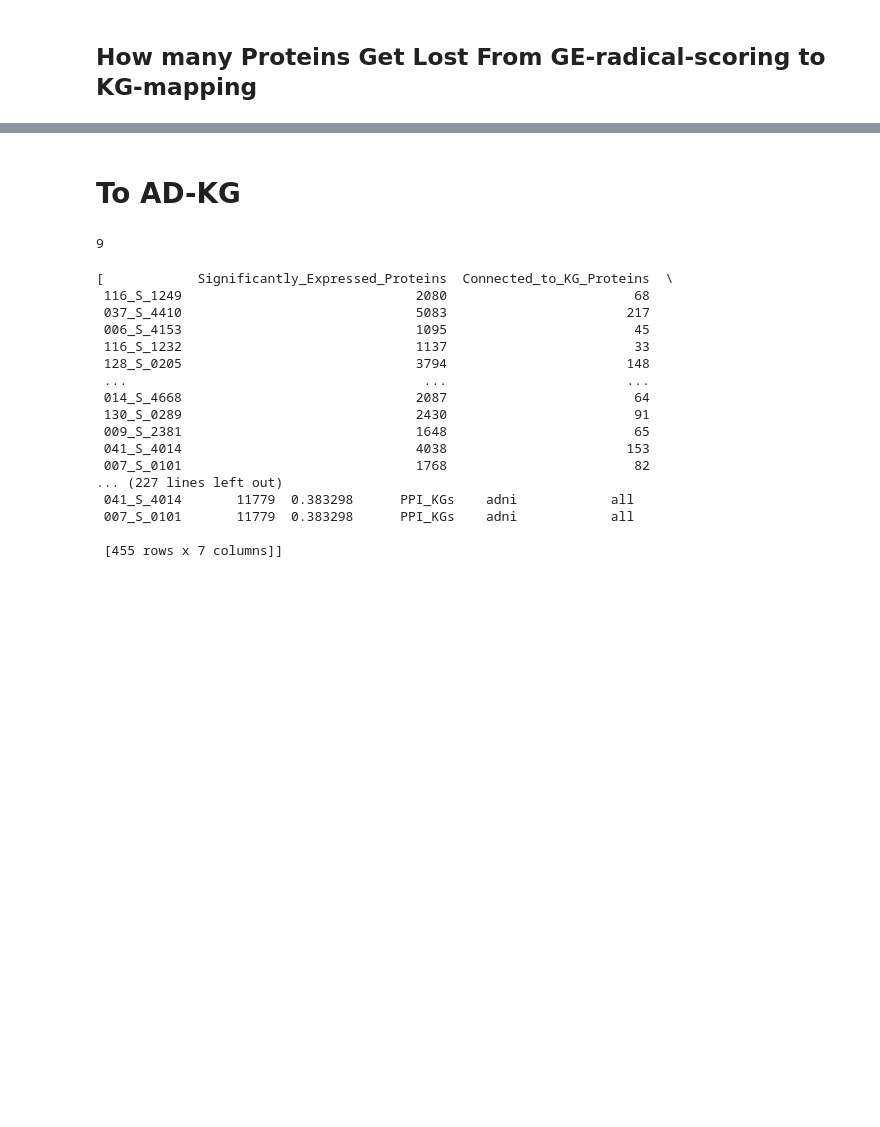
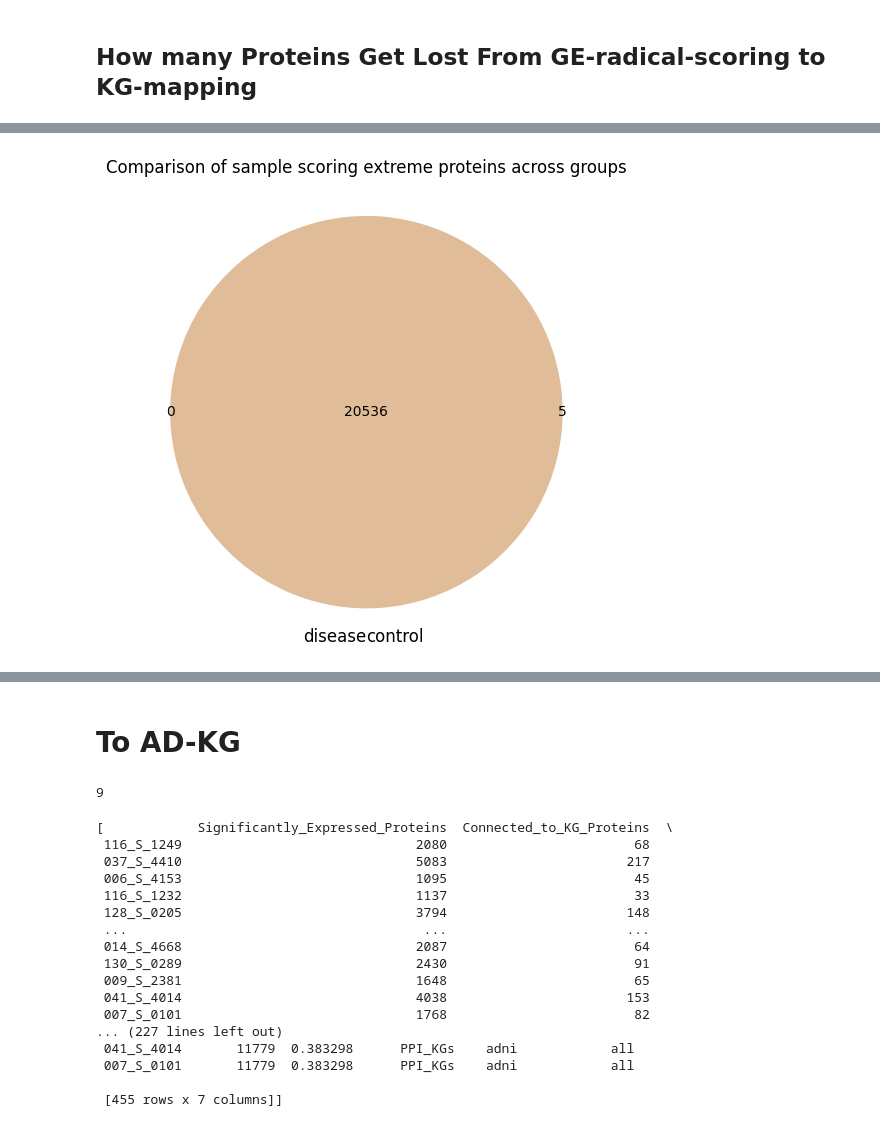
Before and after one commit to Xiaoxuan-Yu-ty/HybridKG, a Jupyter notebook: notebooks/GE_KG_protein_analysis.ipynb, the cells around one changed output, grey strips where cells are left out. Cells and saved outputs as stored; diff of their text form; code cells hidden in the pictures; blank space fills up the shorter version.

```diff
--- a/notebooks/GE_KG_protein_analysis.ipynb
+++ b/notebooks/GE_KG_protein_analysis.ipynb
@@ -60,0 +68,20 @@ df_adni_ecdf_adkg
+# %%
+df_scoring = pd.read_csv(scoring_path, index_col=0)
+df_graph_summary = pd.read_csv(graph_summary_path, index_col=0)
+# %%
+labels = df_scoring['label']
+df_score = df_scoring.drop(columns=['label'])
+mask = df_score != 0
+
+# Count the number of non-zero values per row
+count = mask.sum(axis=1)
+
+# Get the column names of non-zero values
+names = mask.apply(lambda row: ', '.join(row.index[row]), axis=1)
+
+df_score_genes = pd.DataFrame({
+    'non_zero_count': count,
+    'extreme_expressed_genes': names,
+    'label':labels
+}, index=df.index)
+df_score_genes
@@ -60,0 +144,6 @@ df_adni_ecdf_adkg
+# %%
+disease_scoring_dict, control_scoring_dict = convert_string_column_to_list(df_score_genes,col_name='extreme_expressed_genes')
+
+disease_proteins=get_common_proteins(disease_scoring_dict)
+control_proteins=get_common_proteins(control_scoring_dict)
+control_proteins
@@ -60,0 +168,4 @@ df_adni_ecdf_adkg
+# %%
+plot_venn2(disease_proteins, control_proteins, labels=('disease', 'control'), title="Comparison of sample scoring extreme proteins across groups")
+# %% [output]
+[figure, added]
```
Also changed, not shown: parts of 11 cells of this notebook, 2 other files.
